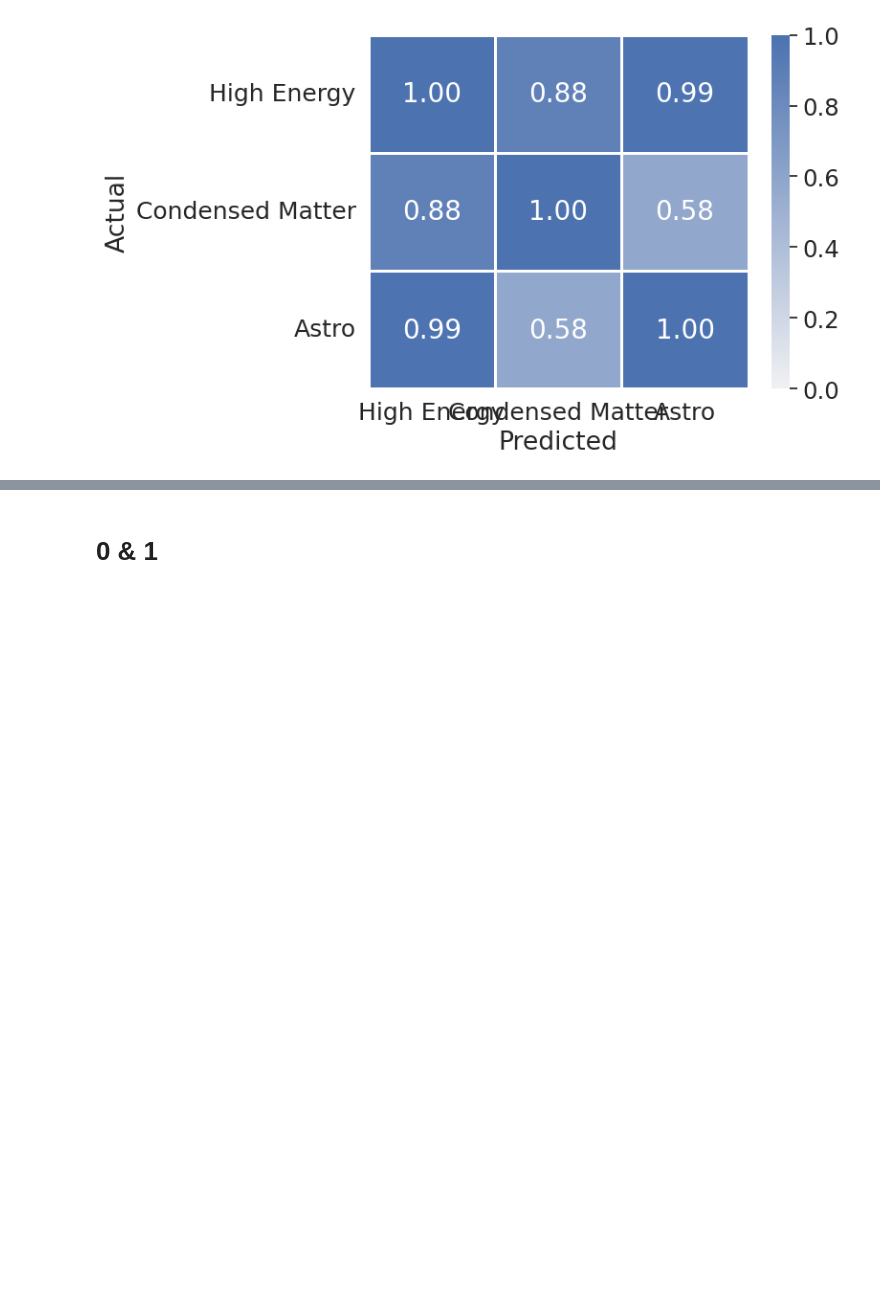
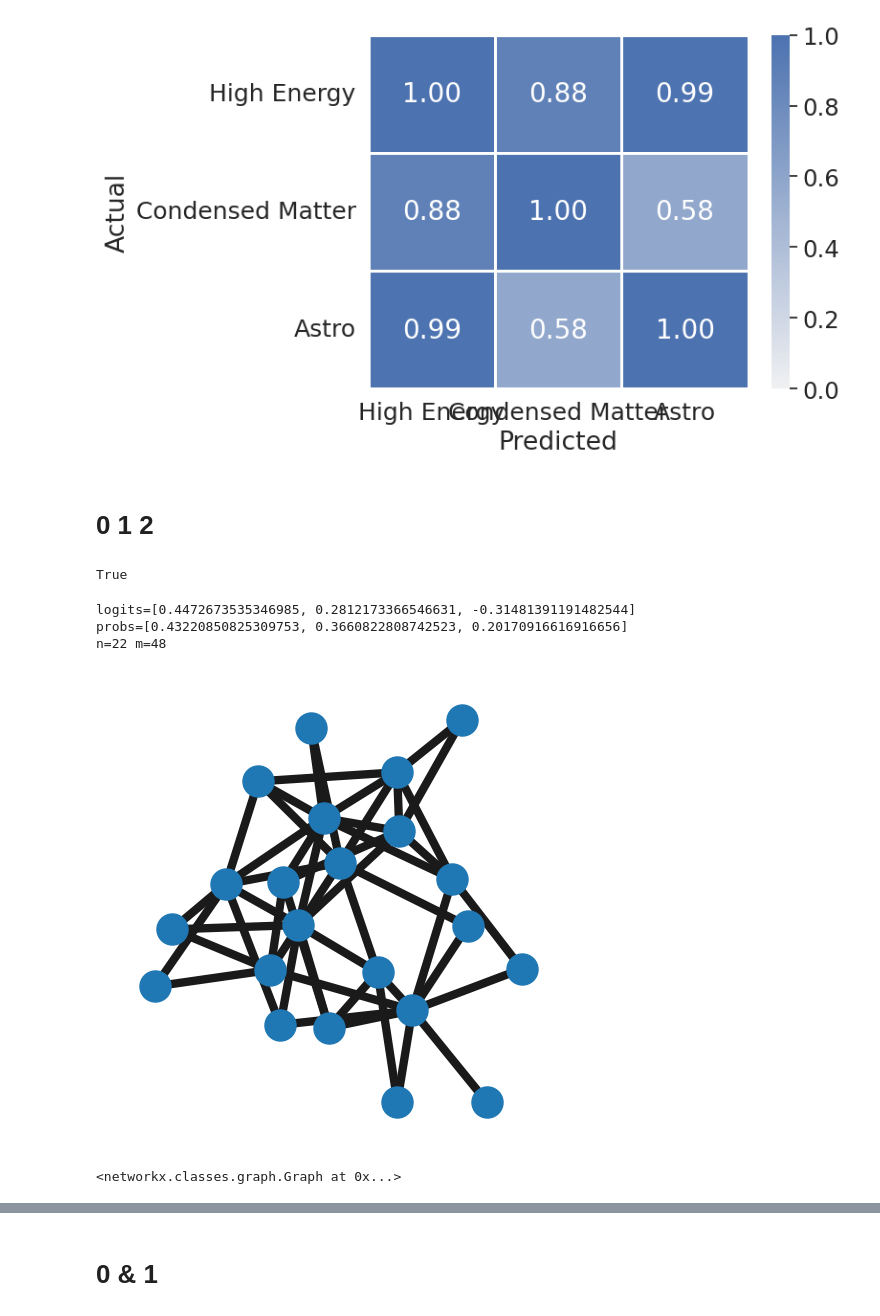
Before and after one commit to Benjaminbva/FACT_AI_2025, a Jupyter notebook: GNNBoundary/old/gnnboundary_collab.ipynb, the cells around one changed output, grey strips where cells are left out. Saved outputs shown, nothing was run; the diff lists cells and outputs as text; code cells hidden in the pictures; blank space fills up the shorter version.

```diff
--- a/GNNBoundary/gnnboundary_collab.ipynb
+++ b/GNNBoundary/old/gnnboundary_collab.ipynb
@@ -61,0 +69,2 @@ sampler = {}
+# %% [markdown]
+# 0 1 2
@@ -61,0 +103,25 @@ sampler = {}
+# %%
+cls_1, cls_2, cls_3 = 0, 1, 2
+p_min = 0.3
+p_max = 0.366
+trainer[cls_1, cls_2, cls_3].train(
+    iterations=2000,
+    target_probs={cls_1: (p_min, p_max), cls_2: (p_min, p_max), cls_3: (p_min, p_max)},
+    target_size=150,
+    w_budget_init=1,
+    w_budget_inc=1.1,
+    w_budget_dec=0.95,
+    k_samples=32
+)
+# %% [output]
+True
+# %%
+cls_1, cls_2, cls_3 = 0, 1, 2
+
+trainer[cls_1, cls_2, cls_3].evaluate(threshold=0.5, show=True, bernoulli=True)
+# %% [output]
+logits=[0.4472673535346985, 0.2812173366546631, -0.31481391191482544]
+probs=[0.43220850825309753, 0.3660822808742523, 0.20170916616916656]
+n=22 m=48
+[figure, added]
+<networkx.classes.graph.Graph at 0x...>
```
Also changed, not shown: parts of 5 cells of this notebook, 34 other files.
